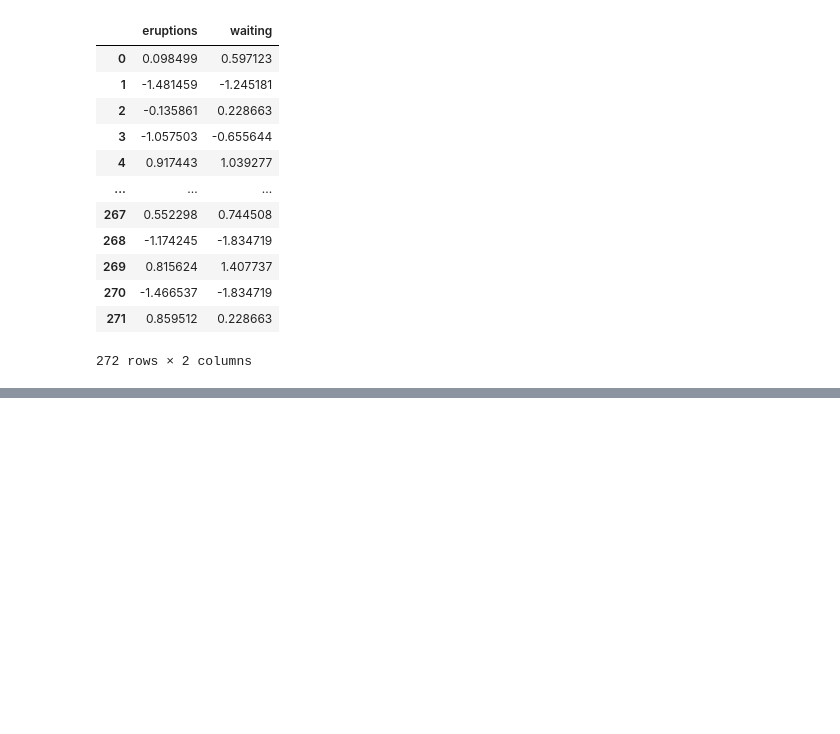
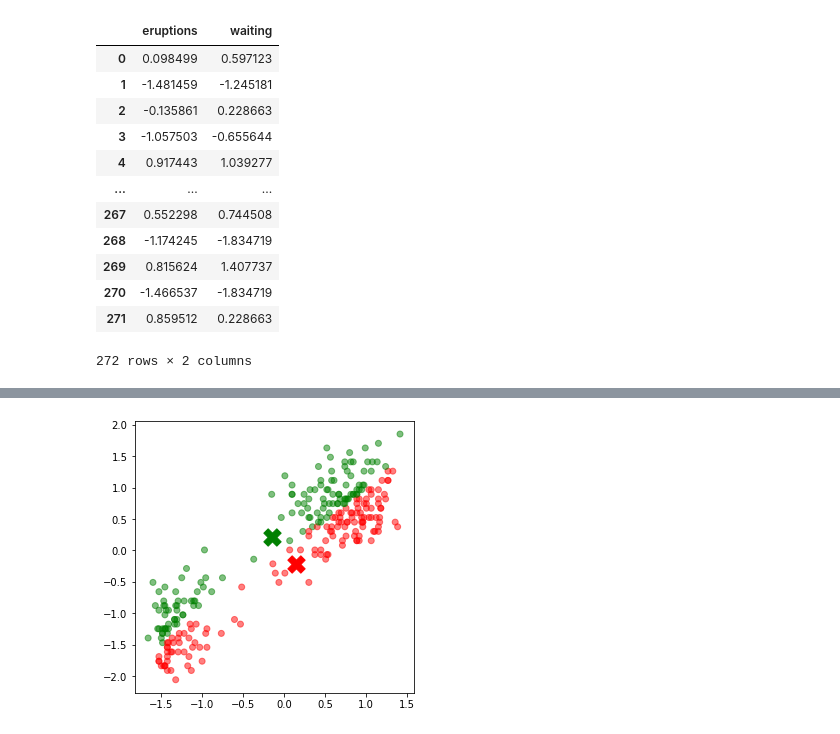
Before and after one commit to dheeraj-2000/6th_sem_Academics, a Jupyter notebook: MachineLearning/Lab/Lab9/KMeans-Clustering.ipynb, the cells around one changed output, grey strips where cells are left out. Saved outputs shown, nothing was run; the diff lists cells and outputs as text; code cells hidden in the pictures; blank space fills up the shorter version.

```diff
--- a/MachineLearning/Lab/Lab9/KMeans-Clustering.ipynb
+++ b/MachineLearning/Lab/Lab9/KMeans-Clustering.ipynb
@@ -113,0 +94,23 @@ Exception: Data must be 1-dimensional
+# %%
+import copy
+
+old_centroids = copy.deepcopy(centroids)
+
+def update(k):
+    for i in centroids.keys():
+        centroids[i][0] = np.mean(std_df[std_df['closest'] == i]['eruptions'])
+        centroids[i][1] = np.mean(std_df[std_df['closest'] == i]['waiting'])
+    return k
+
+centroids = update(centroids)
+
+fig = plt.figure(figsize=(5, 5))
+ax = plt.axes()
+plt.scatter(std_df['eruptions'], std_df['waiting'], color=std_df['color'], alpha=0.5)
+for i in centroids.keys():
+    plt.scatter(*centroids[i], color=colmap[i] , marker = 'X' , s =300)
+fig.savefig('plot{}.png'.format(num), dpi=fig.dpi)
+num+=1
+plt.show()
+# %% [output]
+[figure, added]
```
Also changed, not shown: parts of 11 cells of this notebook, 10 other files.
